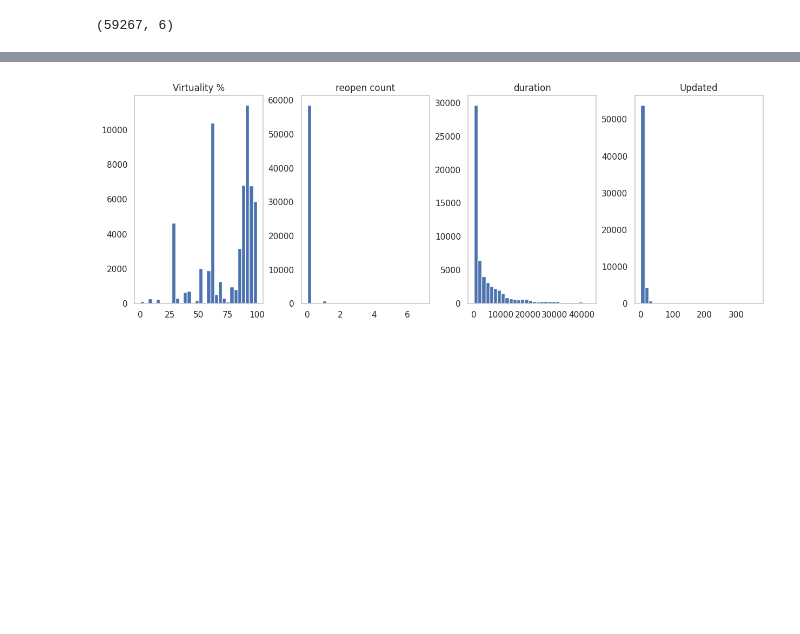
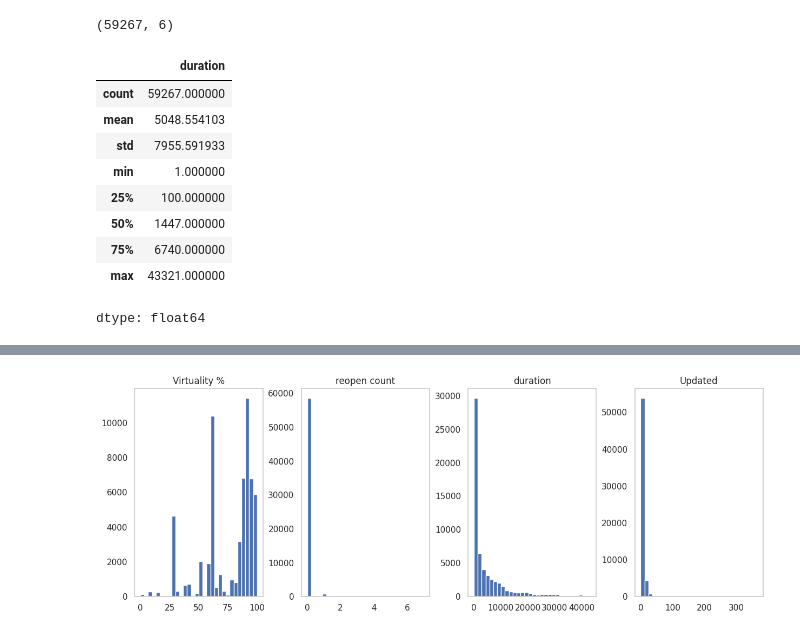
Before and after one commit to teodo24/Final_Project, a Jupyter notebook: proiect_final.ipynb, the cells around one changed output, grey strips where cells are left out. Drawn from its saved outputs; the diff is of its cells as text; code cells hidden in the pictures; blank space fills up the shorter version.

```diff
--- a/proiect_final.ipynb
+++ b/proiect_final.ipynb
@@ -39,3 +39,16 @@ memory usage: 2.7+ MB
 df.shape
 # %% [output]
 (59267, 6)
+# %%
+df['duration'].describe()
+# %% [output]
+|  | duration |
+| count | 59267.000000 |
+| mean | 5048.554103 |
+| std | 7955.591933 |
+| min | 1.000000 |
+| 25% | 100.000000 |
+| 50% | 1447.000000 |
+| 75% | 6740.000000 |
+| max | 43321.000000 |
+dtype: float64
```
Also changed, not shown: parts of 16 cells of this notebook.
